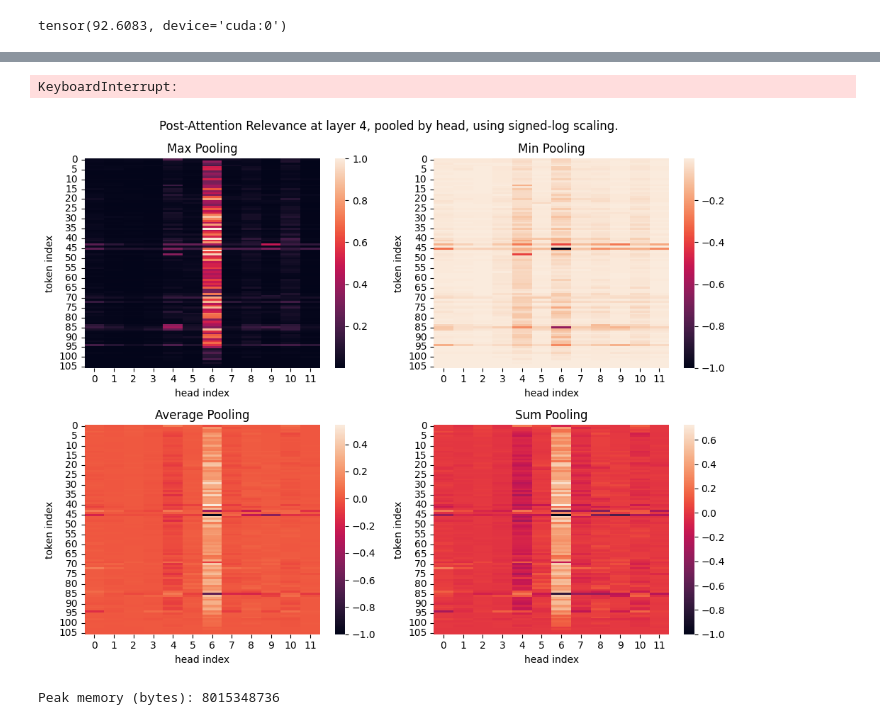
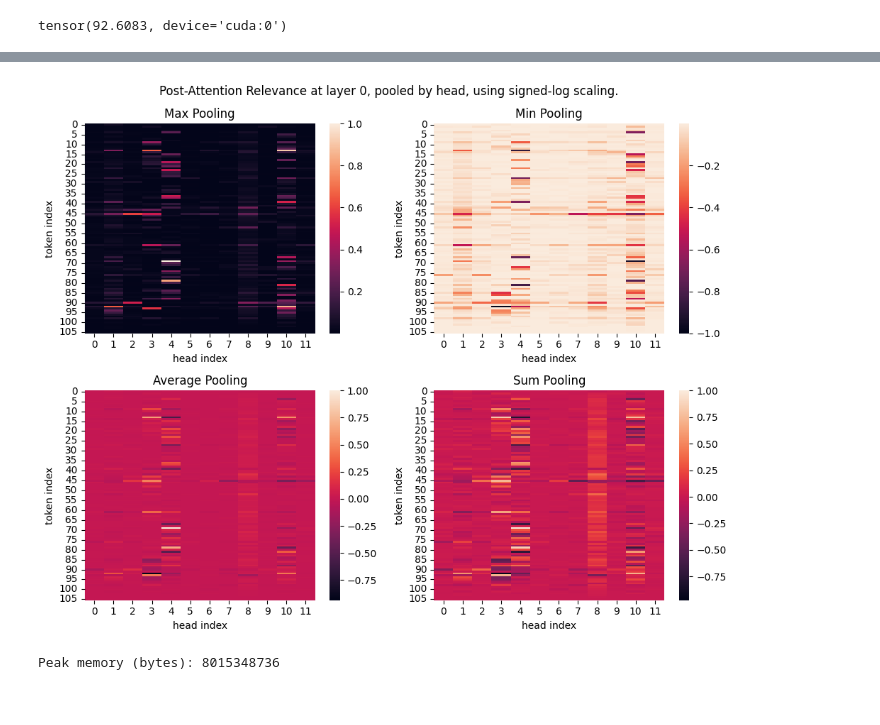
Before and after one commit to keeinlev/dynamicLRP, a Jupyter notebook: dnabert2_gue.ipynb, the cells around one changed output, grey strips where cells are left out. Cells and saved outputs as stored; diff of their text form; code cells hidden in the pictures.

```diff
--- a/dnabert2_gue.ipynb
+++ b/dnabert2_gue.ipynb
@@ -76,3 +77,5 @@ hidden_states = outputs.hidden_states
 checkpoint_vals, out_adj_list, topo_exec_order, fcn_map = lrp_engine(hidden_states.half(), out_adj_list, topo_exec_order, fcn_map)
 # %% [output]
 tensor(92.6083, device='cuda:0')
+# %%
+checkpoint_vals1, out_adj_list, topo_exec_order, fcn_map = lrp_engine(hidden_states.half(), out_adj_list, topo_exec_order, fcn_map)
@@ -102,7 +123,7 @@ def accumulate_variable_matrix(accumulator, new_matrix):
     return accumulator
 # %%
 from tqdm import tqdm
-for i in tqdm(range(len(dna))):
+for i in tqdm(range(200)):
     inputs = tokenizer(dna[i], return_tensors = 'pt')["input_ids"]
     outputs : torch.Tensor = model(inputs.to(device))
     logits = outputs[0]
@@ -115,15 +136,13 @@ for i in tqdm(range(len(dna))):
         for j in range(len(agg_checkpoint_vals)):
             accumulate_variable_matrix(agg_checkpoint_vals[j], checkpoint_vals[j])
             # agg_checkpoint_vals[j] += checkpoint_vals[j]
-# %% [output]
-KeyboardInterrupt:
 # %%
 # Visualizing relevance of attention mechanism
 import seaborn as sns
 import matplotlib.pyplot as plt
 
 # Set this to which layer you want to see
-layer_ind = 4
+layer_ind = 0
 
 # Use pooling with kernel size and stride set to d_head = d_model / num_heads = 64 (for DNABERT2)
 max_pool = torch.nn.MaxPool1d(kernel_size=64, stride=64)
@@ -134,34 +153,34 @@ sum_pool = torch.nn.LPPool1d(kernel_size=64, stride=64, norm_type=1)
 pools = {
     "Max Pooling": max_pool,
     "Min Pooling": min_pool,
     "Average Pooling": avg_pool,
     "Sum Pooling": sum_pool,
 }
 
 fig, axs = plt.subplots((len(pools) + 1) // 2, 2, figsize=(10,8))
 fig.subplots_adjust(top=1.0)
 
 for i, (pool_name, pool_layer) in enumerate(list(pools.items())):
     # Make a heatmap for each type of pooling
     checkpoint_output = pool_layer(torch.unsqueeze(agg_checkpoint_vals[layer_ind], 0))
     lrp_shape = checkpoint_output.shape
     raw_heatmap = checkpoint_output.view((lrp_shape[-2], lrp_shape[-1]))
     normed = raw_heatmap.sign() * torch.log1p(raw_heatmap.abs())
     normed /= torch.max(normed.abs())
     sns.heatmap(normed.cpu(), ax=axs[i // 2, i % 2])
     axs[i // 2, i % 2].set_title(pool_name)
     axs[i // 2, i % 2].set_xlabel("head index")
     axs[i // 2, i % 2].set_ylabel("token index")
 
 # Remove overflow subplot
 if i < ((len(pools) + 1) // 2) * 2 - 1:
     axs[i // 2, 1].set_axis_off()
 fig.suptitle(f"Post-Attention Relevance at layer {layer_ind}, pooled by head, using signed-log scaling.")
 fig.tight_layout()
 
 plt.show()
 # %% [output]
-[figure, old version]
+[figure, new version]
 # %%
 peak = torch.cuda.max_memory_allocated()
 print("Peak memory (bytes):", peak)
```
Also changed, not shown: parts of 3 cells of this notebook, 4 other files.
